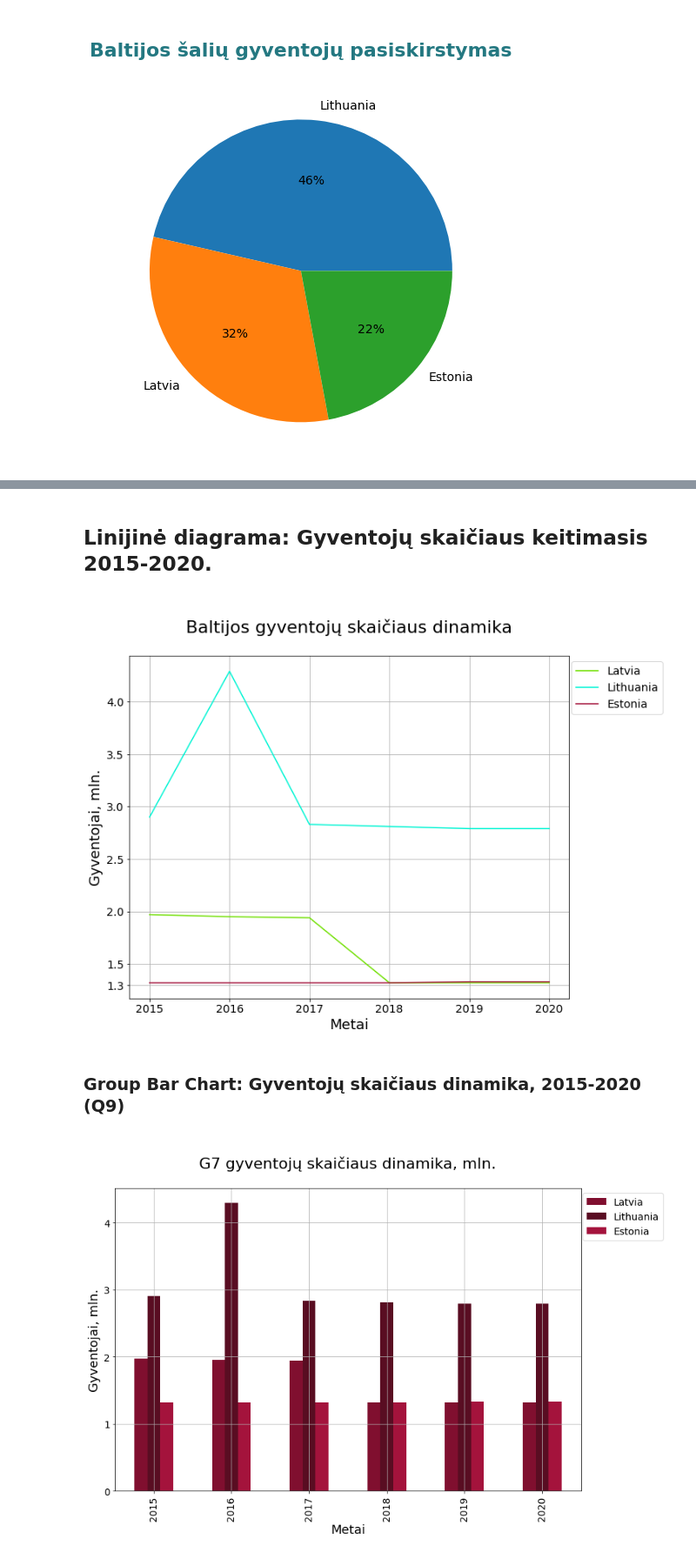
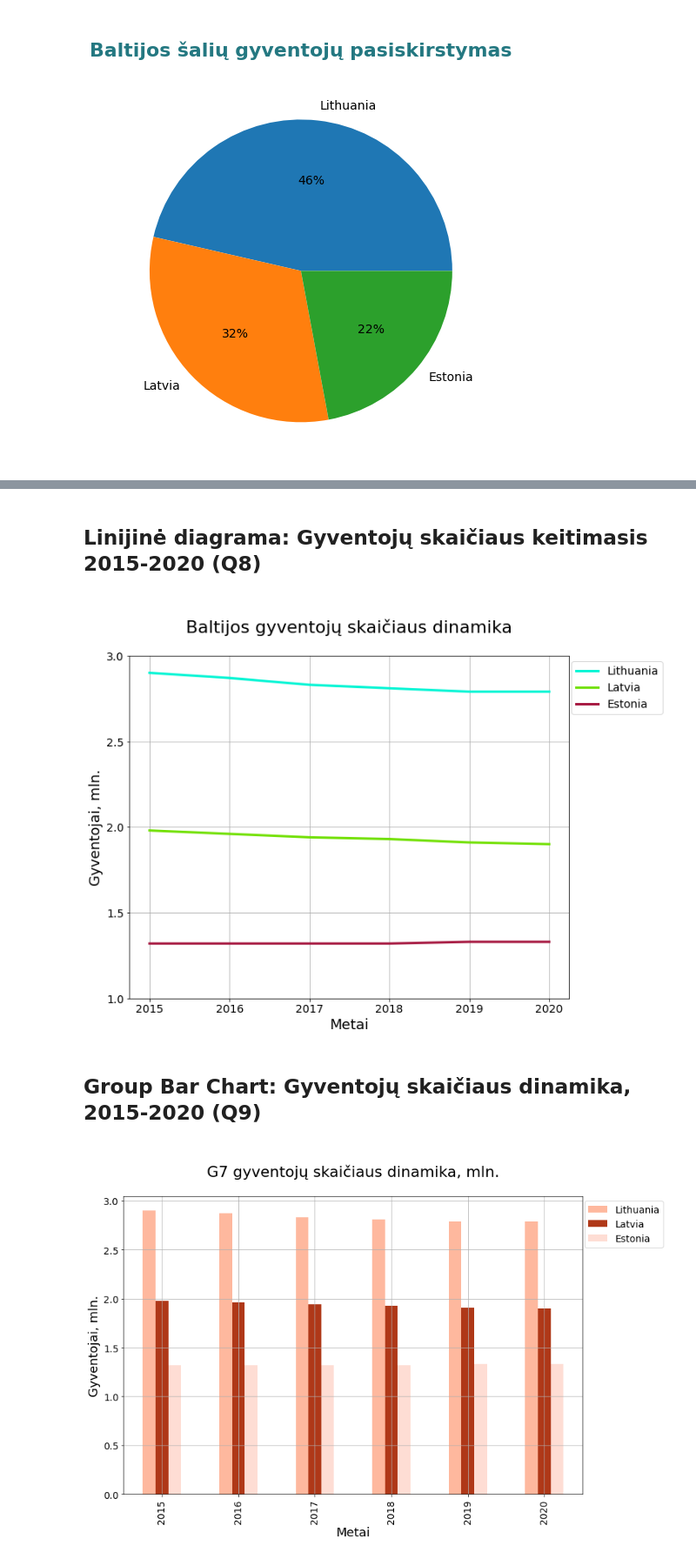
Before and after one commit to Purkenaite/BalticStatesPopulation, a Jupyter notebook: Baltic_States_population.ipynb, the cells around one changed output, grey strips where cells are left out. Shown at 87% size. Saved outputs shown, nothing was run; the diff lists cells and outputs as text; code cells hidden in the pictures.

```diff
--- a/Baltic_States_population.ipynb
+++ b/Baltic_States_population.ipynb
@@ -166,8 +146,8 @@ RangeIndex(start=0, stop=6, step=1)
 namedIndex = pd.Series(['2015', '2016', '2017', '2018', '2019', '2020'], name='Year')
 
 df_baltic_populations = pd.DataFrame({
-                    'Latvia': [1.97, 1.95, 1.94, 1.32, 1.32, 1.32],
-                    'Lithuania': [2.90, 4.29, 2.83, 2.81, 2.79, 2.79],
+                    'Lithuania': [2.90, 2.87, 2.83, 2.81, 2.79, 2.79],
+                    'Latvia': [1.98, 1.96, 1.94, 1.93, 1.91, 1.90],
                     'Estonia': [1.32, 1.32, 1.32, 1.32, 1.33, 1.33]
                     }, index=namedIndex
                  )
@@ -201,5 +164,5 @@ df_baltic_population_2
 # %% [markdown]
-## Linijinė diagrama: Gyventojų skaičiaus keitimasis 2015-2020.
+## Linijinė diagrama: Gyventojų skaičiaus keitimasis 2015-2020 (Q8)
 # %%
 # Colors
 Baltic_colors = {
@@ -212,46 +175,46 @@ Baltic_colors = {
 #Line chart: Baltijos šalių gyventoju skaiciaus dinamika
 fig, ax = plt.subplots(figsize =(10,8))
 
-df_baltic_populations.plot(ax=ax, color=Baltic_colors)
+df_baltic_populations.plot(ax=ax, color=Baltic_colors, linewidth=3)
 
 plt.title("\nBaltijos gyventojų skaičiaus dinamika\n", fontsize=22)
 plt.xlabel("Metai", fontsize=18)
 plt.ylabel("Gyventojai, mln.", fontsize=18)
 
 plt.xticks(fontsize=14)
-plt.yticks([1.3, 1.5, 2.0, 2.5, 3.0, 3.5, 4.0], fontsize=14)
+plt.yticks([1, 1.5, 2.0, 2.5, 3.0], fontsize=14)
 
 plt.legend(loc="upper right", fontsize=14, bbox_to_anchor=(1.225, 1))
 
 plt.grid()
 plt.show()
 # %% [output]
-[figure, old version]
+[figure, new version]
 # %% [markdown]
-### Group Bar Chart: Gyventojų skaičiaus dinamika, 2015-2020 (Q9)
+## Group Bar Chart: Gyventojų skaičiaus dinamika, 2015-2020 (Q9)
 # %%
 # Colors
 Baltic_colors = {
-    "Lithuania": "#590d22",
-    "Latvia": "#800f2f",
-    "Estonia": "#a4133c",
+    "Lithuania": "#feb89e",
+    "Latvia": "#af3818",
+    "Estonia": "#feddd4",
 
 }
 
 fig, ax = plt.subplots(figsize =(12,8))
 df_baltic_populations.plot.bar(ax=ax, color=Baltic_colors)
 
 plt.title("\nG7 gyventojų skaičiaus dinamika, mln.\n", fontsize=22)
 
 plt.xlabel("Metai", fontsize=18)
 plt.ylabel("Gyventojai, mln.", fontsize=18)
 
 plt.xticks(fontsize=14)
 plt.yticks(fontsize=14)
 
 plt.legend(loc="upper right", fontsize=14, bbox_to_anchor=(1.187, 1))
 
 plt.grid()
 plt.show()
 # %% [output]
-[figure, old version]
+[figure, new version]
```
Also changed, not shown: parts of 17 cells of this notebook.
